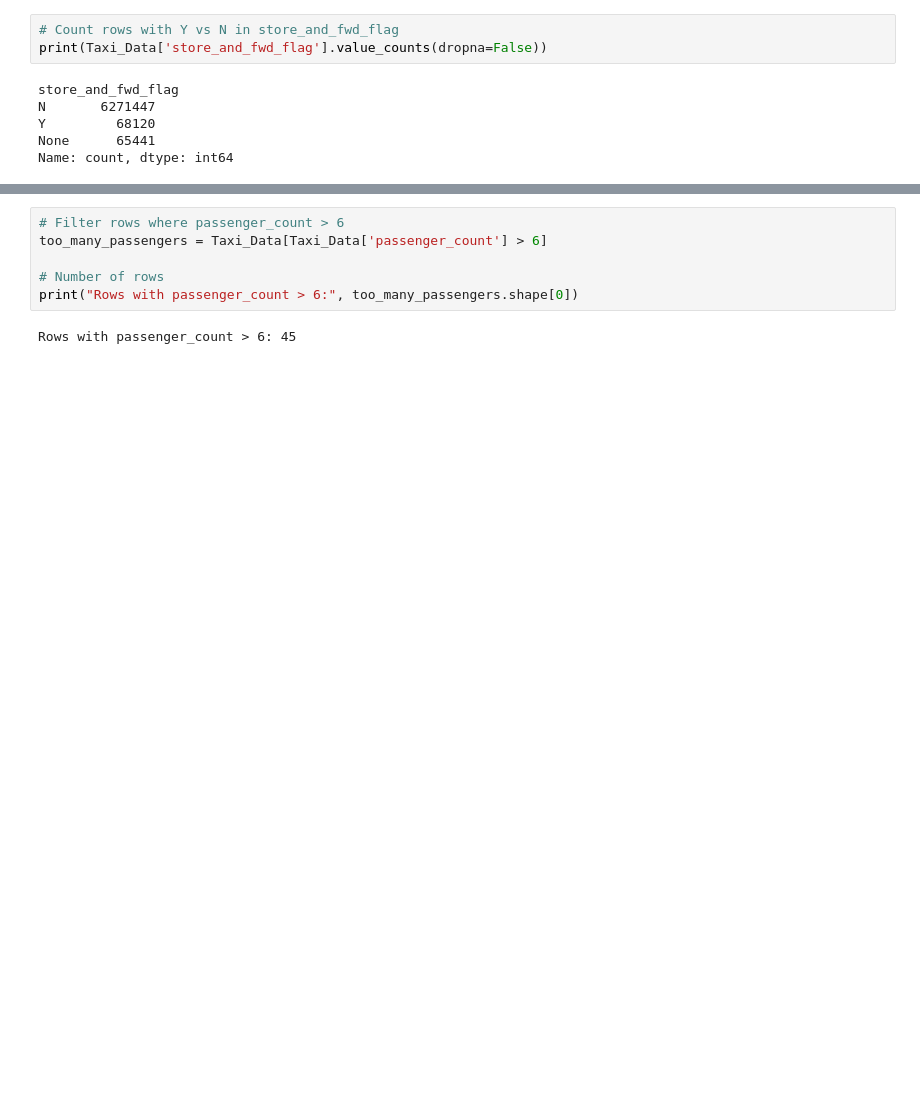
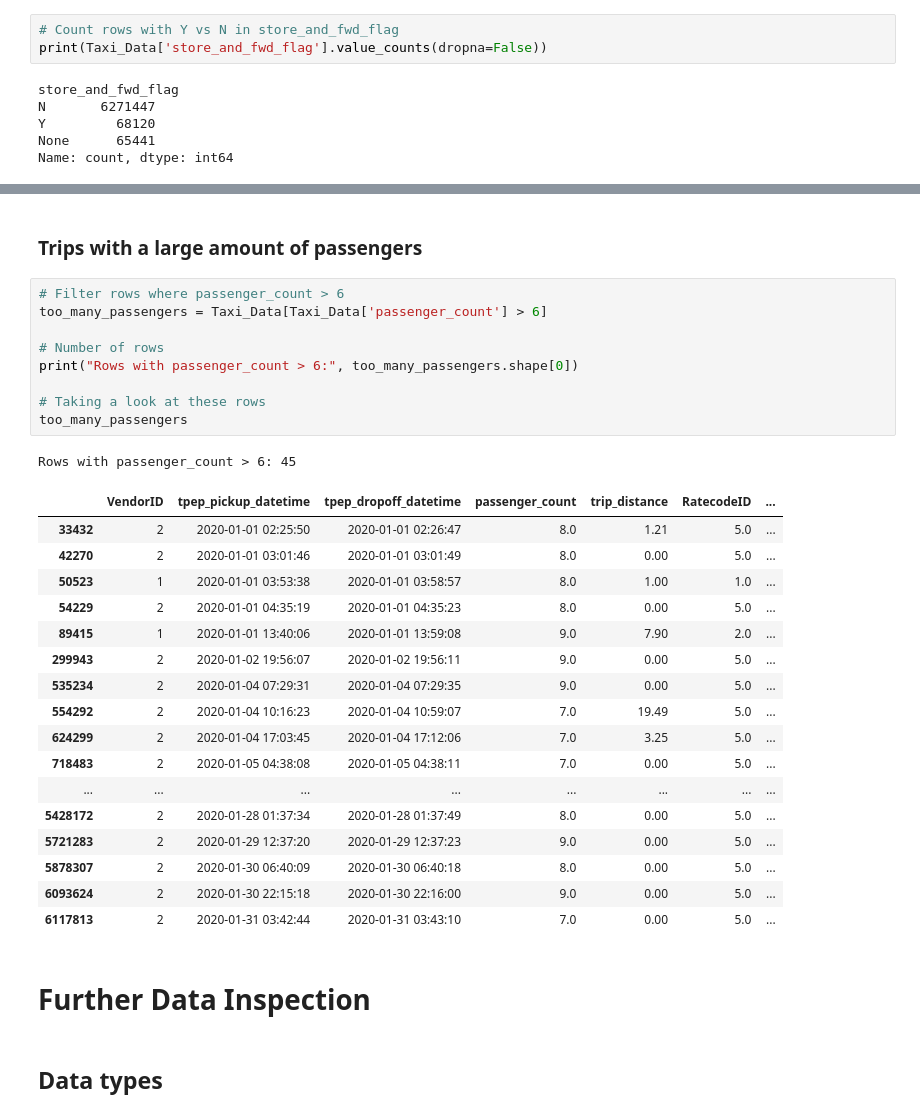
Before and after one commit to eliswagel/Build-Fellowship-Cab-Fare-Predictive-Model, a Jupyter notebook: Cab Fare Prediction Notebook.ipynb, the cells around one changed output, grey strips where cells are left out. Saved outputs shown, nothing was run; the diff lists cells and outputs as text; blank space fills up the shorter version.

```diff
--- a/Cab Fare Prediction Notebook.ipynb
+++ b/Cab Fare Prediction Notebook.ipynb
@@ -236,8 +342,34 @@ Number of trips with fare_amount > 500: 15
+# %% [markdown]
+### Trips with a large amount of passengers
 # %%
 # Filter rows where passenger_count > 6
 too_many_passengers = Taxi_Data[Taxi_Data['passenger_count'] > 6]
 
 # Number of rows
 print("Rows with passenger_count > 6:", too_many_passengers.shape[0])
+
+# Taking a look at these rows
+too_many_passengers
 # %% [output]
 Rows with passenger_count > 6: 45
+|  | VendorID | tpep_pickup_datetime | tpep_dropoff_datetime | passenger_count | trip_distance | RatecodeID | ... |
+| 33432 | 2 | 2020-01-01 02:25:50 | 2020-01-01 02:26:47 | 8.0 | 1.21 | 5.0 | ... |
+| 42270 | 2 | 2020-01-01 03:01:46 | 2020-01-01 03:01:49 | 8.0 | 0.00 | 5.0 | ... |
+| 50523 | 1 | 2020-01-01 03:53:38 | 2020-01-01 03:58:57 | 8.0 | 1.00 | 1.0 | ... |
+| 54229 | 2 | 2020-01-01 04:35:19 | 2020-01-01 04:35:23 | 8.0 | 0.00 | 5.0 | ... |
+| 89415 | 1 | 2020-01-01 13:40:06 | 2020-01-01 13:59:08 | 9.0 | 7.90 | 2.0 | ... |
+| 299943 | 2 | 2020-01-02 19:56:07 | 2020-01-02 19:56:11 | 9.0 | 0.00 | 5.0 | ... |
+| 535234 | 2 | 2020-01-04 07:29:31 | 2020-01-04 07:29:35 | 9.0 | 0.00 | 5.0 | ... |
+| 554292 | 2 | 2020-01-04 10:16:23 | 2020-01-04 10:59:07 | 7.0 | 19.49 | 5.0 | ... |
+| 624299 | 2 | 2020-01-04 17:03:45 | 2020-01-04 17:12:06 | 7.0 | 3.25 | 5.0 | ... |
+| 718483 | 2 | 2020-01-05 04:38:08 | 2020-01-05 04:38:11 | 7.0 | 0.00 | 5.0 | ... |
+| ... | ... | ... | ... | ... | ... | ... | ... |
+| 5428172 | 2 | 2020-01-28 01:37:34 | 2020-01-28 01:37:49 | 8.0 | 0.00 | 5.0 | ... |
+| 5721283 | 2 | 2020-01-29 12:37:20 | 2020-01-29 12:37:23 | 9.0 | 0.00 | 5.0 | ... |
+| 5878307 | 2 | 2020-01-30 06:40:09 | 2020-01-30 06:40:18 | 8.0 | 0.00 | 5.0 | ... |
+| 6093624 | 2 | 2020-01-30 22:15:18 | 2020-01-30 22:16:00 | 9.0 | 0.00 | 5.0 | ... |
+| 6117813 | 2 | 2020-01-31 03:42:44 | 2020-01-31 03:43:10 | 7.0 | 0.00 | 5.0 | ... |
+# %% [markdown]
+# Further Data Inspection
+# %% [markdown]
+## Data types
```
Also changed, not shown: parts of 40 cells of this notebook.
